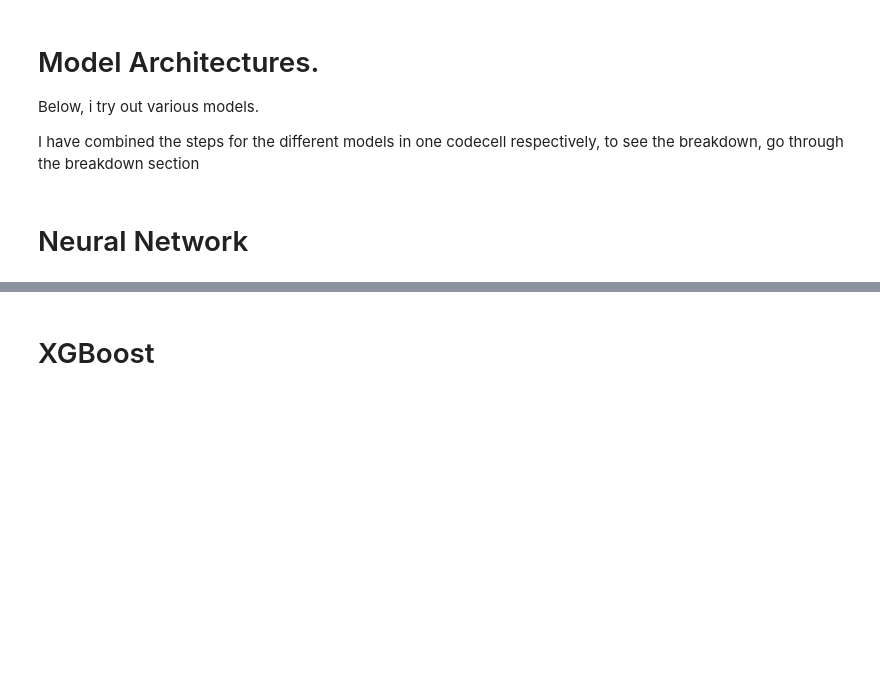
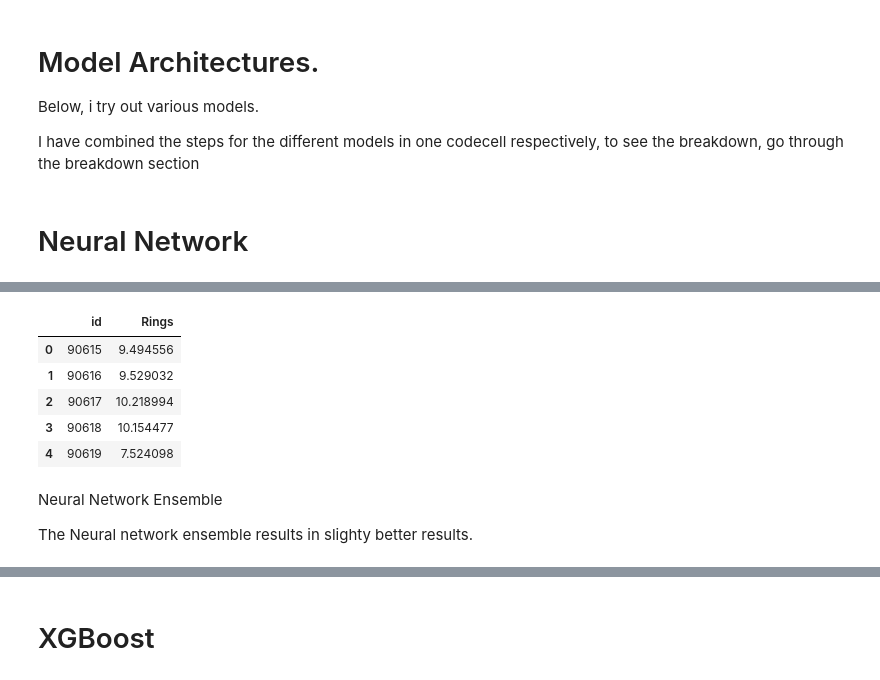
Before and after one commit to rubanzasilva/abalone_age_prediction, a Jupyter notebook: ps-s04e04-fastai.ipynb, the cells around one changed output, grey strips where cells are left out. Cells and saved outputs as stored; diff of their text form; code cells hidden in the pictures; blank space fills up the shorter version.

```diff
--- a/ps-s04e04-fastai.ipynb
+++ b/ps-s04e04-fastai.ipynb
@@ -177 +183,21 @@ Neural Network Ensemble
+# %%
+target_preds = nn_preds[0]
+
+test_df['Rings'] = target_preds
+
+test_df.to_csv('submission.csv', columns=['Rings'], index=True)
+
+submission = pd.read_csv('submission.csv')
+submission.head()
+# %% [output]
+|  | id | Rings |
+| 0 | 90615 | 9.494556 |
+| 1 | 90616 | 9.529032 |
+| 2 | 90617 | 10.218994 |
+| 3 | 90618 | 10.154477 |
+| 4 | 90619 | 7.524098 |
+# %% [markdown]
+Neural Network Ensemble
+
+The Neural network ensemble results in slighty better results.
 # %%
```
Also changed, not shown: parts of 32 cells of this notebook.
